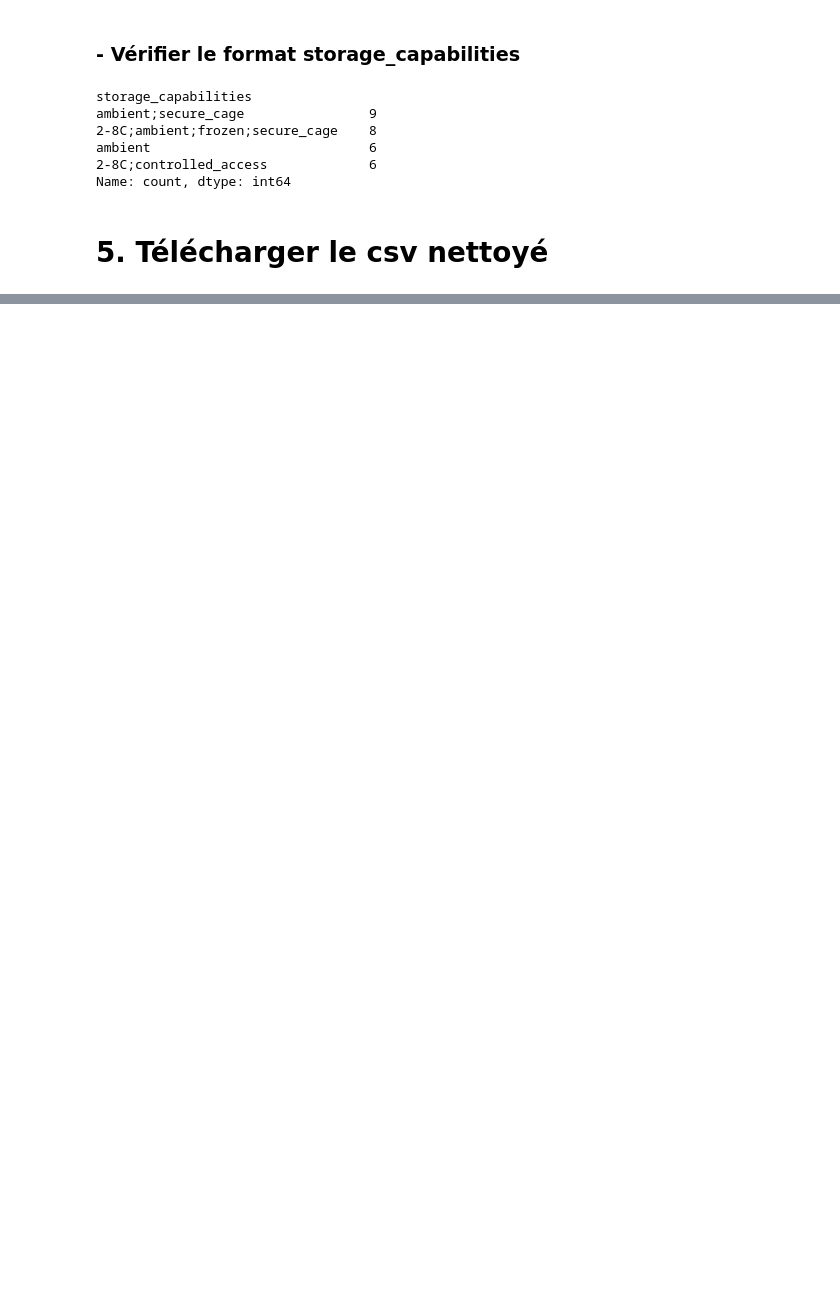
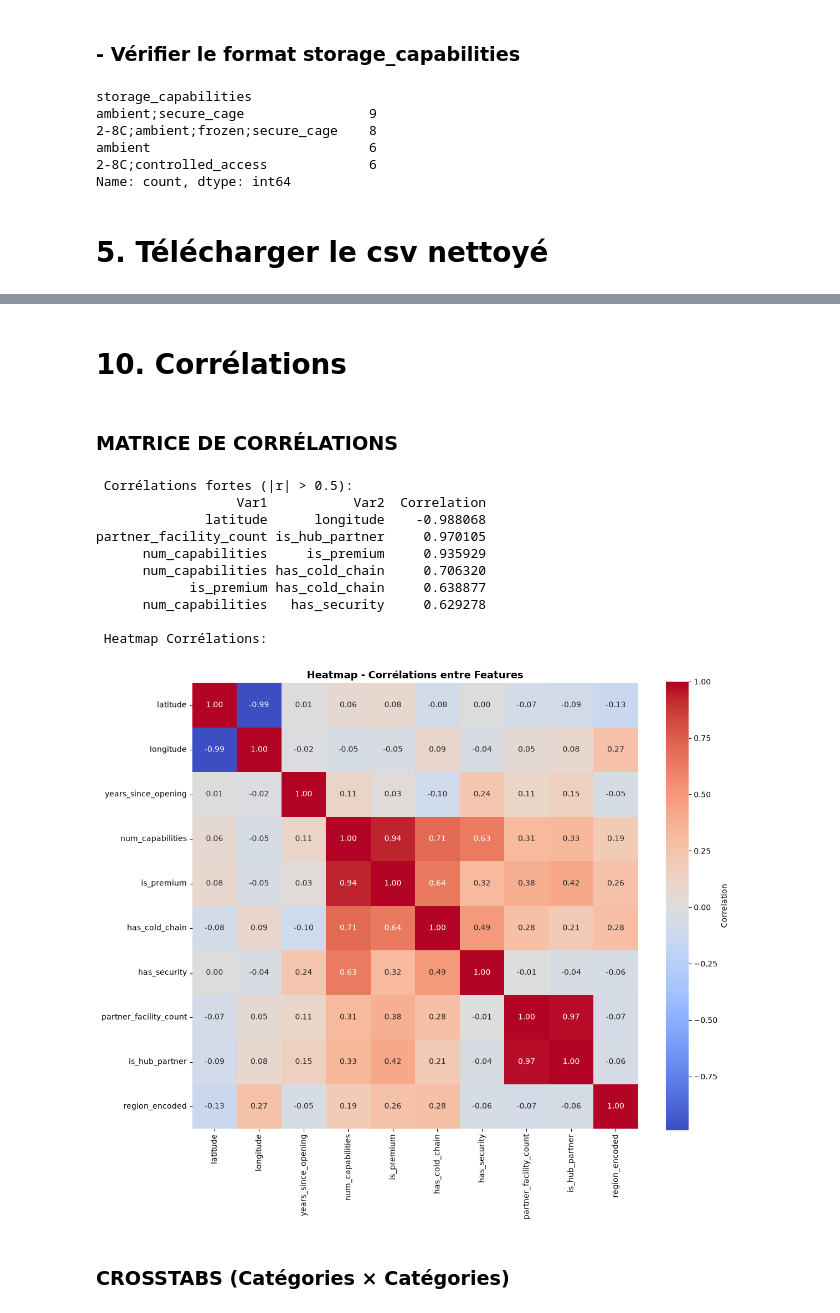
Before and after one commit to HananeDjouadi/G05-DataMining-2627, a Jupyter notebook: data/logistics/erp_facilities.ipynb, the cells around one changed output, grey strips where cells are left out. Saved outputs shown, nothing was run; the diff lists cells and outputs as text; code cells hidden in the pictures; blank space fills up the shorter version.

```diff
--- a/data/logistics/erp_facilities.ipynb
+++ b/data/logistics/erp_facilities.ipynb
@@ -313,0 +454,2 @@ df.to_csv('erp_facilities_cleaned.csv', index=False)
+# %%
+df_analysis = df.copy()
@@ -313,0 +573,17 @@ df.to_csv('erp_facilities_cleaned.csv', index=False)
+# %%
+# Region to ordinal (pour clustering)
+region_map = {
+    'Valenne Central District': 0,
+    'Tembara Coastal Cluster': 1,
+    'Kintara Karst Cluster': 2,
+    'Eastern Avelora Agricultural Cluster': 3,
+    'Nordhaven Maritime District': 4
+}
+df_analysis['region_encoded'] = df_analysis['region'].map(region_map)
+
+print(f"Region_encoded:")
+print(df_analysis[['region', 'region_encoded']].drop_duplicates().sort_values('region_encoded'))
+
+print(f"\nFEATURE ENGINEERING COMPLÉTÉE!")
+print(f"   Nouvelles features: {len(df_analysis.columns) - len(df.columns)}")
+print(f"   Total colonnes: {len(df_analysis.columns)}")
@@ -313,0 +750,55 @@ df.to_csv('erp_facilities_cleaned.csv', index=False)
+# %% [markdown]
+# 10. Corrélations
+# %% [markdown]
+### MATRICE DE CORRÉLATIONS
+# %%
+# Colonnes numériques pour corrélation
+numeric_features = [
+    'latitude', 'longitude',
+    'years_since_opening',
+    'num_capabilities',
+    'is_premium', 'has_cold_chain', 'has_security',
+    'partner_facility_count', 'is_hub_partner',
+    'region_encoded'
+]
+
+corr_matrix = df_analysis[numeric_features].corr()
+
+print(" Corrélations fortes (|r| > 0.5):")
+strong_corr = []
+for i in range(len(corr_matrix.columns)):
+    for j in range(i+1, len(corr_matrix.columns)):
+        if abs(corr_matrix.iloc[i, j]) > 0.5:
+            strong_corr.append({
+                'Var1': corr_matrix.columns[i],
+                'Var2': corr_matrix.columns[j],
+                'Correlation': corr_matrix.iloc[i, j]
+            })
+
+if strong_corr:
+    strong_df = pd.DataFrame(strong_corr).sort_values('Correlation', key=abs, ascending=False)
+    print(strong_df.to_string(index=False))
+else:
+    print("   Aucune corrélation forte détectée")
+
+print("\n Heatmap Corrélations:")
+fig, ax = plt.subplots(figsize=(12, 10))
+sns.heatmap(corr_matrix, annot=True, fmt='.2f', cmap='coolwarm', center=0,
+            ax=ax, square=True, cbar_kws={'label': 'Correlation'})
+ax.set_title('Heatmap - Corrélations entre Features', fontsize=13, fontweight='bold')
+plt.tight_layout()
+plt.show()
+# %% [output]
+ Corrélations fortes (|r| > 0.5):
+                  Var1           Var2  Correlation
+              latitude      longitude    -0.988068
+partner_facility_count is_hub_partner     0.970105
+      num_capabilities     is_premium     0.935929
+      num_capabilities has_cold_chain     0.706320
+            is_premium has_cold_chain     0.638877
+      num_capabilities   has_security     0.629278
+
+ Heatmap Corrélations:
+[figure, added]
+# %% [markdown]
+### CROSSTABS (Catégories × Catégories)
```
Also changed, not shown: parts of 38 cells of this notebook.
